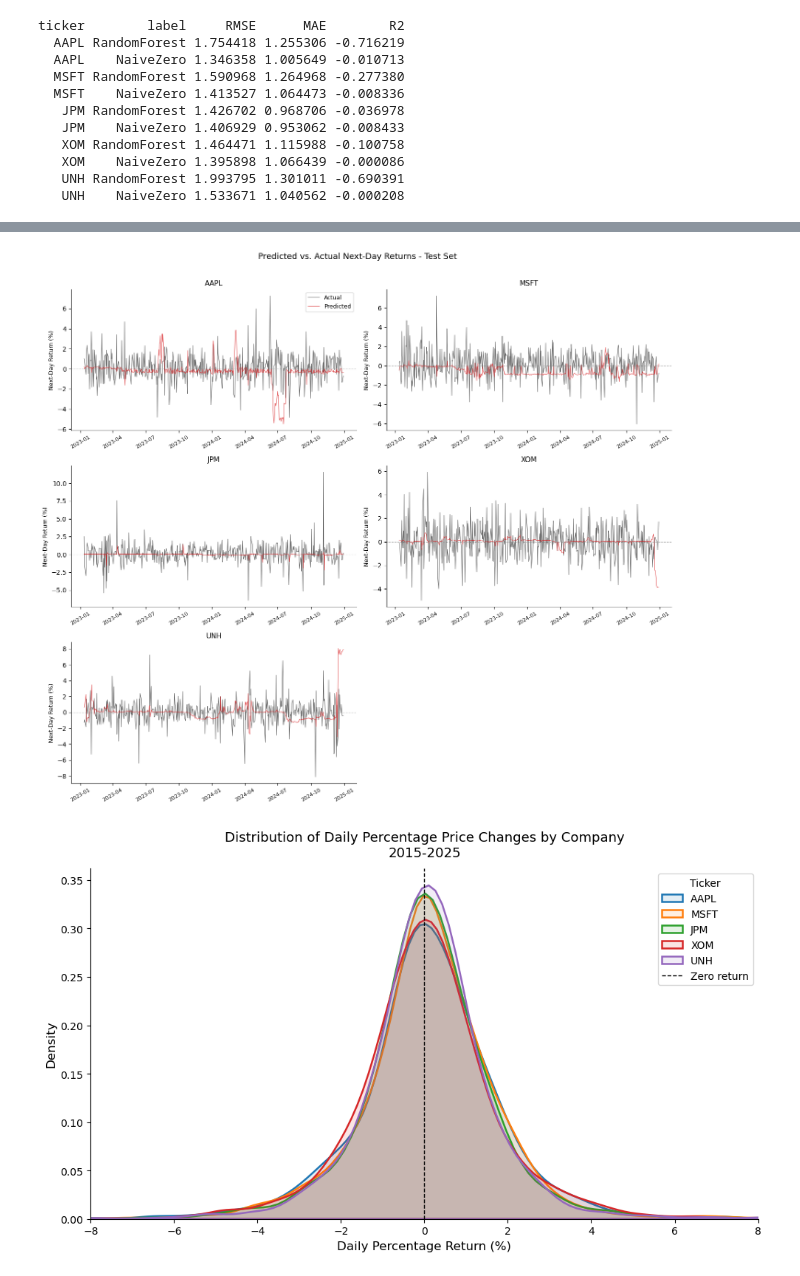
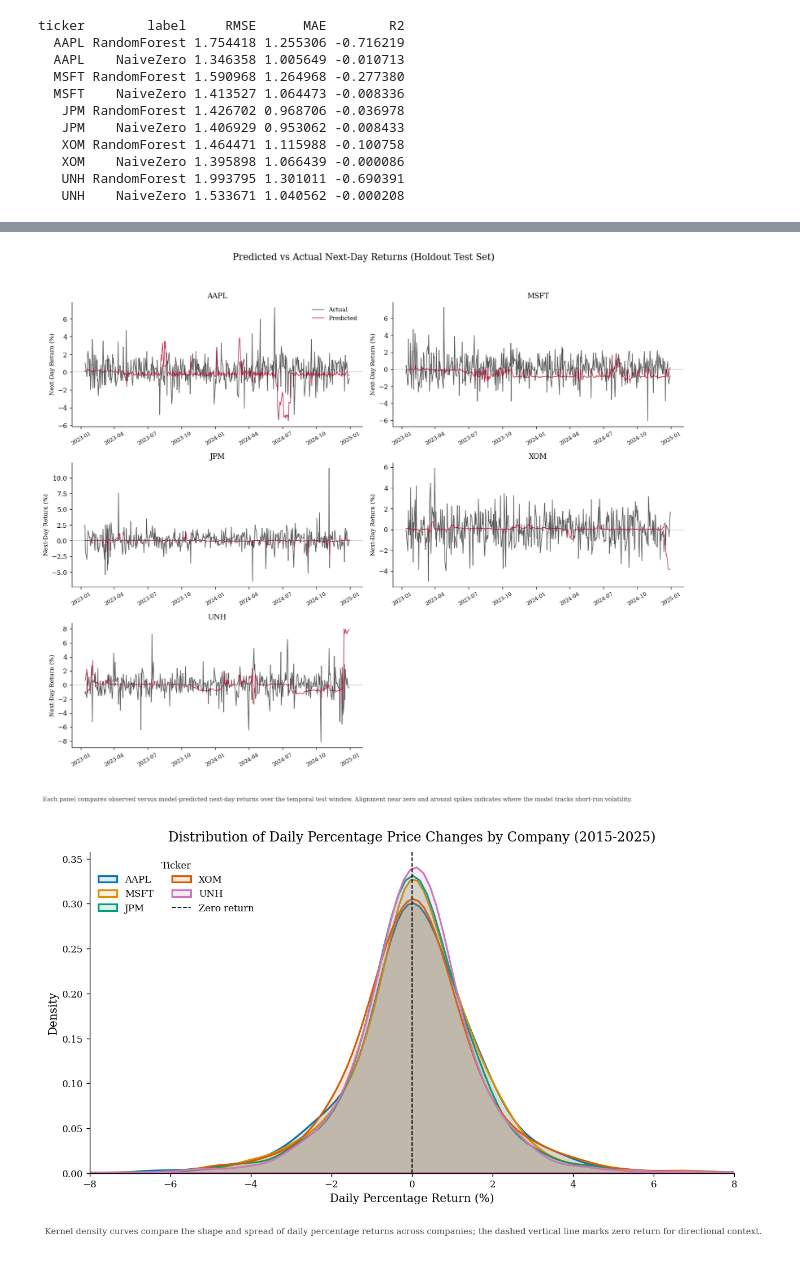
Before and after one commit to mrcarlson3/ds4320-project2-stocks, a Jupyter notebook: pipeline.ipynb, the cells around one changed output, grey strips where cells are left out. Cells and saved outputs as stored; diff of their text form; code cells hidden in the pictures.

```diff
--- a/pipeline.ipynb
+++ b/pipeline.ipynb
@@ -547,58 +607,76 @@ for i, t in enumerate(ACTIVE_TICKERS):
     y_hat = predictions[t]
 
     ax = axes[i]
-    ax.plot(test_dates, y_te, alpha=0.7, lw=0.8, color="#333333", label="Actual")
-    ax.plot(test_dates, y_hat, alpha=0.7, lw=0.8, color="#d7191c", label="Predicted")
-    ax.axhline(0, color="gray", linestyle=":", lw=0.8)
+    ax.plot(test_dates, y_te, alpha=0.8, lw=1.0, color="#2f2f2f", label="Actual")
+    ax.plot(test_dates, y_hat, alpha=0.8, lw=1.0, color="#b10026", label="Predicted")
+    ax.axhline(0, color="gray", linestyle=":", lw=0.9)
     ax.set_title(f"{t}", fontsize=11)
     ax.set_ylabel("Next-Day Return (%)", fontsize=9)
     ax.tick_params(axis="x", rotation=30, labelsize=8)
-    ax.spines[["top", "right"]].set_visible(False)
     if i == 0:
-        ax.legend(fontsize=9)
+        ax.legend(fontsize=9, loc="upper right")
 
 # Hide any unused subplot slots
 for j in range(n_tickers, len(axes)):
     axes[j].set_visible(False)
 
 fig.suptitle(
-    "Predicted vs. Actual Next-Day Returns - Test Set",
-    fontsize=13,
-    y=1.01
+    "Predicted vs Actual Next-Day Returns (Holdout Test Set)",
+    fontsize=14,
+    y=0.99
 )
-plt.tight_layout()
-plt.savefig("logs/predicted_vs_actual.png", dpi=200, bbox_inches="tight")
+add_figure_caption(
+    fig,
+    "Each panel compares observed versus model-predicted next-day returns over the temporal test window. "
+    "Alignment near zero and around spikes indicates where the model tracks short-run volatility."
+)
+fig.tight_layout(rect=(0, 0.06, 1, 0.96))
+export_path = export_figure(fig, "predicted_vs_actual.png")
 plt.show()
-logger.info("Predicted vs. actual chart saved.")
+logger.info(f"Predicted vs actual chart saved to {export_path}.")
 # %% [output]
-[figure, old version]
+[figure, new version]
 # %%
 # KDE communicates the shape of return distributions to a non-technical
 # audience more clearly than a histogram with arbitrary bin counts.
 
-palette = sns.color_palette("tab10", n_colors=len(ACTIVE_TICKERS))
+palette = sns.color_palette("colorblind", n_colors=len(ACTIVE_TICKERS))
 
-fig, ax = plt.subplots(figsize=(10, 6))
+fig, ax = plt.subplots(figsize=(10.5, 6.2))
 
 for color, t in zip(palette, ACTIVE_TICKERS):
     returns = loaded[t]["daily_return"].dropna()
-    sns.kdeplot(returns, ax=ax, label=t, color=color, lw=1.8, fill=True, alpha=0.12)
+    sns.kdeplot(
+        returns,
+        ax=ax,
+        label=t,
+        color=color,
+        lw=1.9,
+        fill=True,
+        alpha=0.14,
+        bw_adjust=1.1
+    )
 
-ax.axvline(0, color="black", linestyle="--", lw=1.0, label="Zero return")
+ax.axvline(0, color="black", linestyle="--", lw=1.1, label="Zero return")
 ax.set_xlim(-8, 8)
+ax.set_ylim(bottom=0)
 ax.set_xlabel("Daily Percentage Return (%)", fontsize=12)
 ax.set_ylabel("Density", fontsize=12)
 ax.set_title(
-    "Distribution of Daily Percentage Price Changes by Company\n2015-2025",
-    fontsize=13,
+    "Distribution of Daily Percentage Price Changes by Company (2015-2025)",
+    fontsize=14,
     pad=12
 )
-ax.legend(title="Ticker", fontsize=10, title_fontsize=10)
-ax.spines[["top", "right"]].set_visible(False)
+ax.legend(title="Ticker", fontsize=10, title_fontsize=10, ncol=2, loc="upper left")
 
-plt.tight_layout()
-plt.savefig("logs/kde_returns.png", dpi=200, bbox_inches="tight")
+add_figure_caption(
+    fig,
+    "Kernel density curves compare the shape and spread of daily percentage returns across companies; "
+    "the dashed vertical line marks zero return for directional context."
+)
+fig.tight_layout(rect=(0, 0.06, 1, 1))
+export_path = export_figure(fig, "kde_returns.png")
 plt.show()
-logger.info("KDE press release chart saved.")
+logger.info(f"KDE press release chart saved to {export_path}.")
 # %% [output]
-[figure, old version]
+[figure, new version]
```
Also changed, not shown: parts of 5 cells of this notebook, 18 other files.
